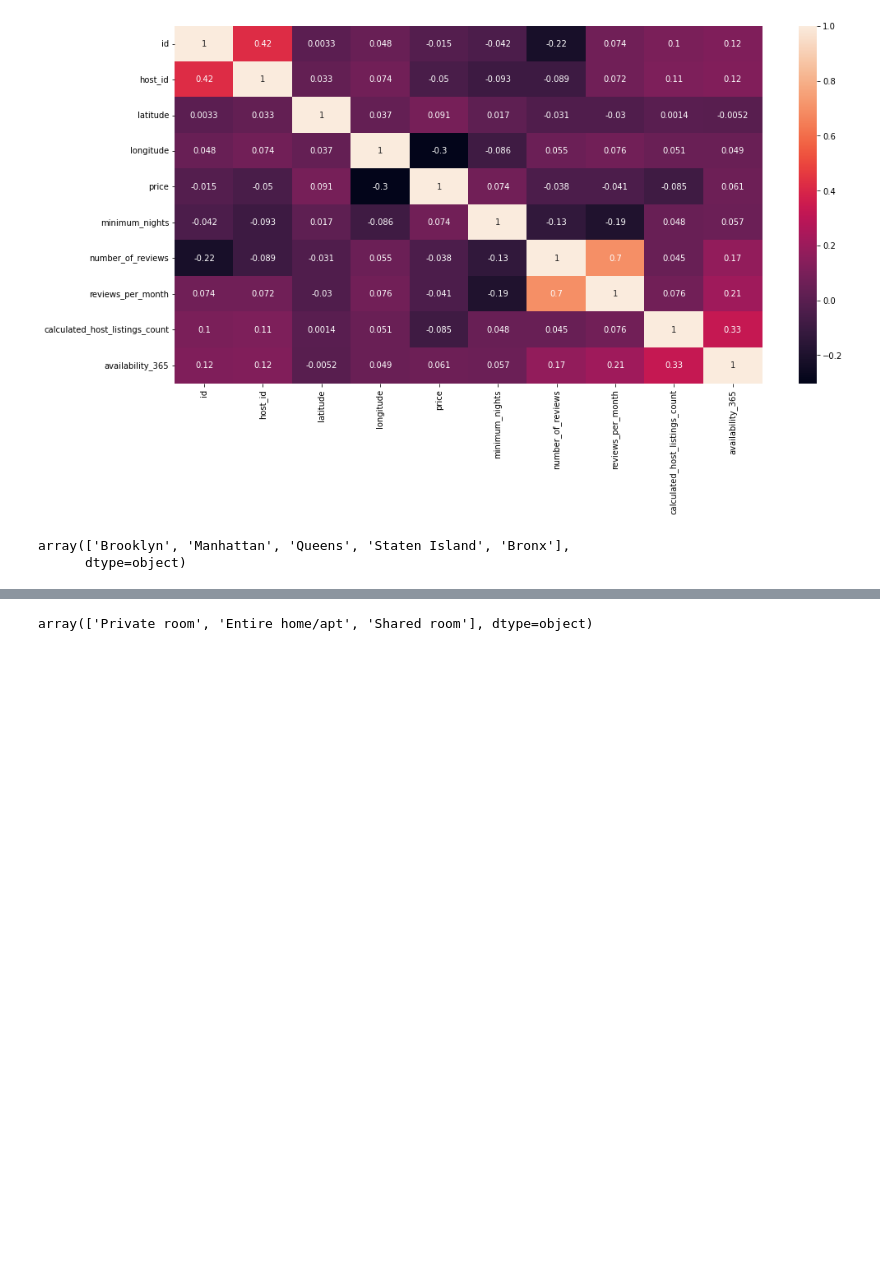
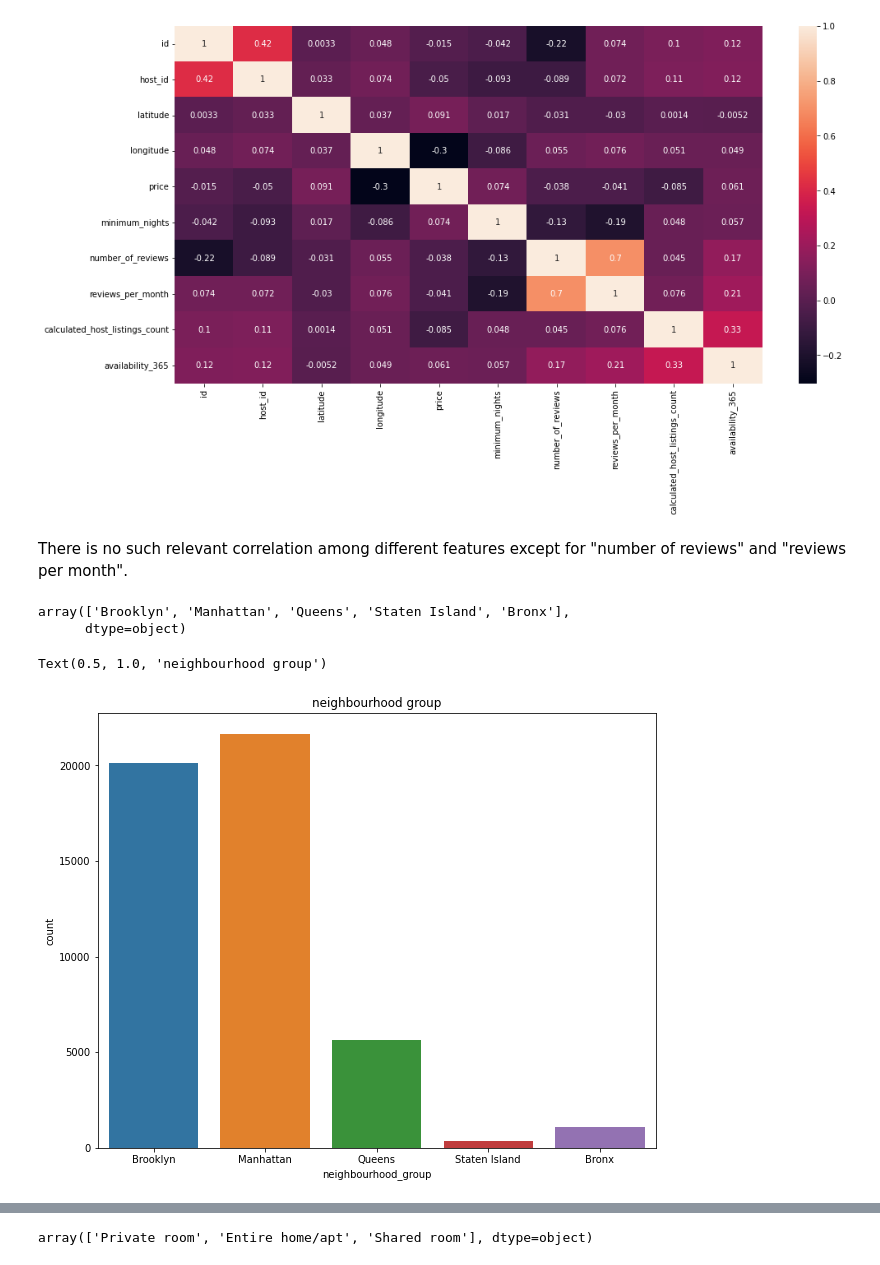
Before and after one commit to junaiskv94/Airbnb_bookin_Analysis, a Jupyter notebook: Copy_of_Airbnb_Bookings_Analysis_Capstone_Project.ipynb, the cells around one changed output, grey strips where cells are left out. Drawn from its saved outputs; the diff is of its cells as text; code cells hidden in the pictures; blank space fills up the shorter version.

```diff
--- a/Copy_of_Airbnb_Bookings_Analysis_Capstone_Project.ipynb
+++ b/Copy_of_Airbnb_Bookings_Analysis_Capstone_Project.ipynb
@@ -219,9 +245,20 @@ sns.heatmap(corr, annot=True)
 # %% [output]
 <matplotlib.axes._subplots.AxesSubplot at 0x...>
 [figure]
+# %% [markdown]
+There is no such relevant correlation among different features except for "number of reviews" and "reviews per month".
 # %%
 # Finding  the unique  neighborhood groups
 df['neighbourhood_group'].unique()
 # %% [output]
 array(['Brooklyn', 'Manhattan', 'Queens', 'Staten Island', 'Bronx'],
       dtype=object)
+# %%
+# Find the neighbourhood_group type counts
+sns.countplot(df['neighbourhood_group'] )
+fig = plt.gcf()
+fig.set_size_inches(10,8)
+plt.title('neighbourhood group')
+# %% [output]
+Text(0.5, 1.0, 'neighbourhood group')
+[figure, added]
```
Also changed, not shown: parts of 106 cells of this notebook.
